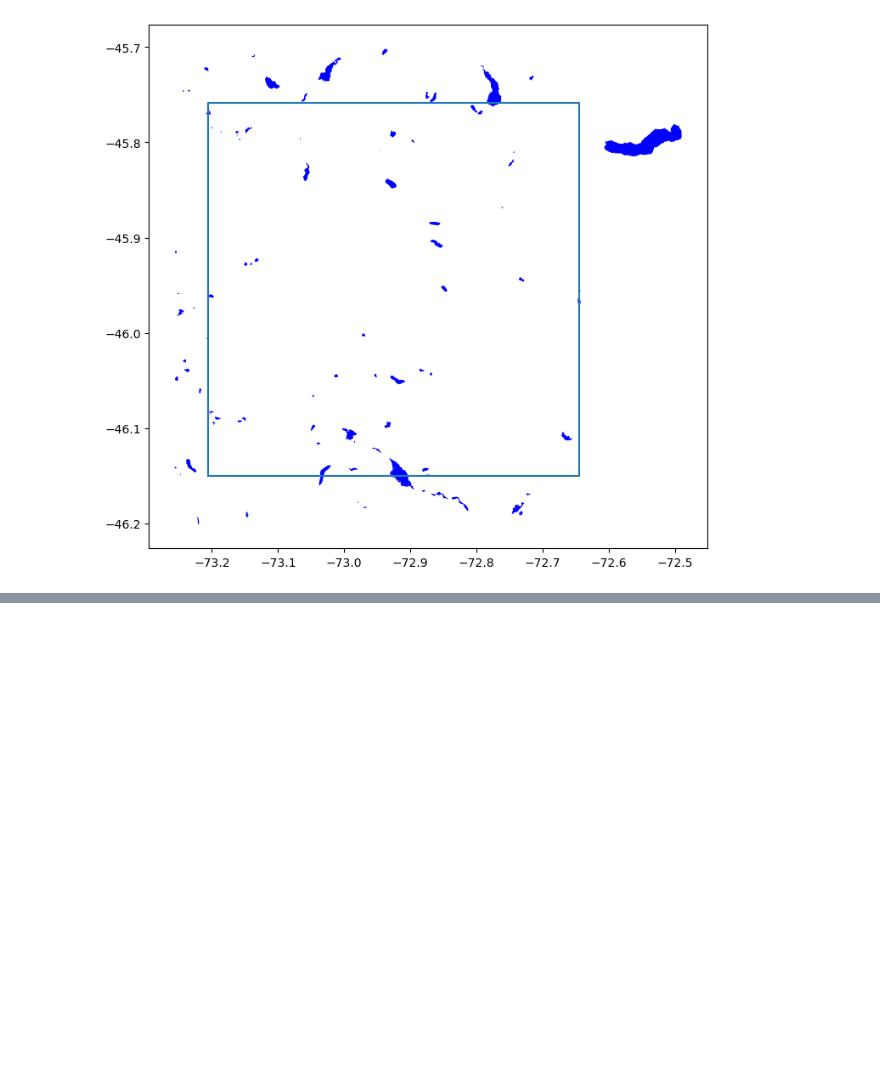
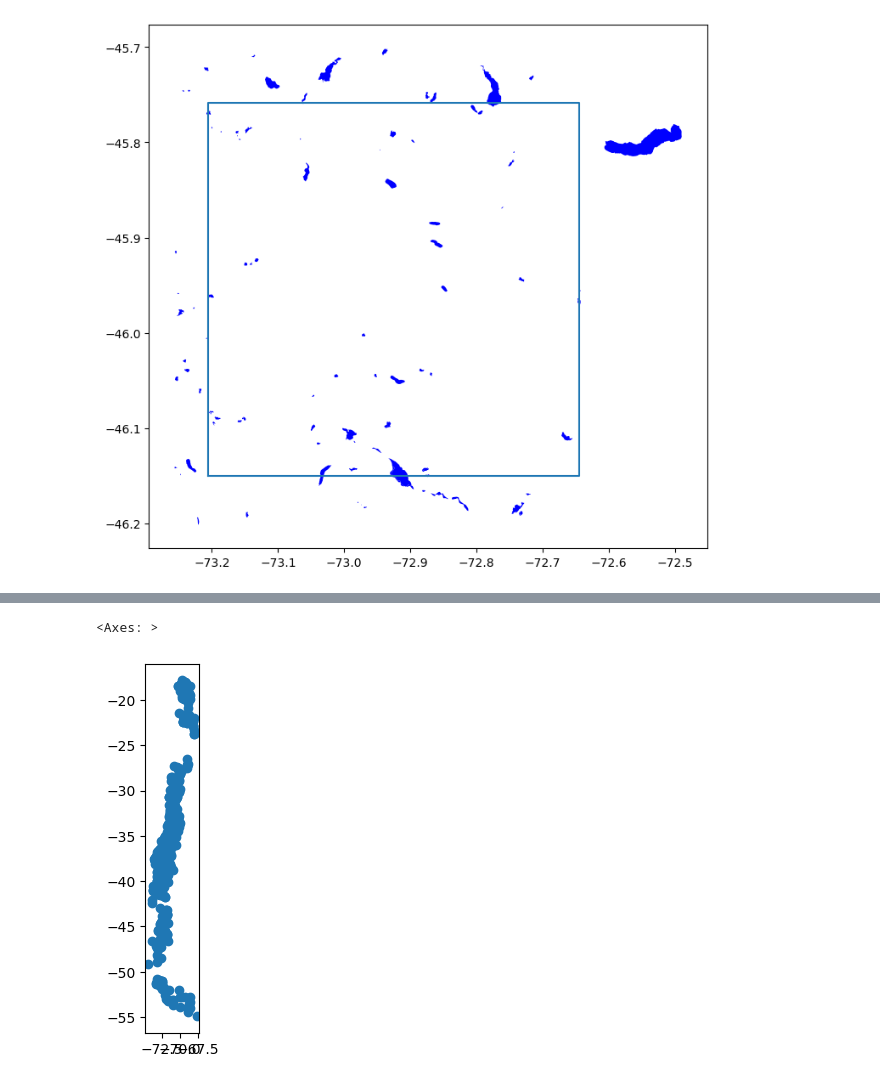
Before and after one commit to Benjaminsantander/Proyecto-GeoEspacial, a Jupyter notebook: Entrega 1/Rios/Rios.ipynb, the cells around one changed output, grey strips where cells are left out. Drawn from its saved outputs; the diff is of its cells as text; code cells hidden in the pictures; blank space fills up the shorter version.

```diff
--- a/Entrega 1/Rios/Rios.ipynb
+++ b/Entrega 1/Rios/Rios.ipynb
@@ -85,3 +88,5 @@ plt.plot(pos_x, pos_y)
 plt.show()
 # %% [output]
 [figure]
+# %%
+caudal = pd.read_csv('Caudal_2018/cr2_qflxDaily_2018/cr2_qflxDaily_2018.txt', sep=',')
@@ -87,0 +109,16 @@ plt.show()
+# %%
+caudal_transposed = caudal.transpose()
+
+# Asignar la primera fila como los nombres de las columnas
+caudal_transposed.columns = caudal_transposed.iloc[0]
+
+# Eliminar la primera fila
+caudal_transposed = caudal_transposed[1:]
+
+# Reiniciar los índices
+caudal_transposed.reset_index(inplace=True)
+
+# Renombrar la columna de índices si es necesario
+caudal_transposed.rename(columns={'index': 'Codigo Estacion'}, inplace=True)
+
+print(caudal_transposed)
@@ -87,0 +159,9 @@ plt.show()
+# %%
+geometry = [Point(xy) for xy in zip(caudal_transposed["longitud"], caudal_transposed["latitud"])]
+geo_df = gpd.GeoDataFrame(caudal_transposed, geometry=geometry)
+
+# Definir el sistema de referencia espacial (CRS), por ejemplo, WGS84
+geo_df.crs = "EPSG:4326"
+
+# Mostrar el GeoDataFrame
+geo_df
@@ -87,0 +182,5 @@ plt.show()
+# %%
+geo_df.plot()
+# %% [output]
+<Axes: >
+[figure, added]
```
Also changed, not shown: parts of 10 cells of this notebook, 2 other files.
